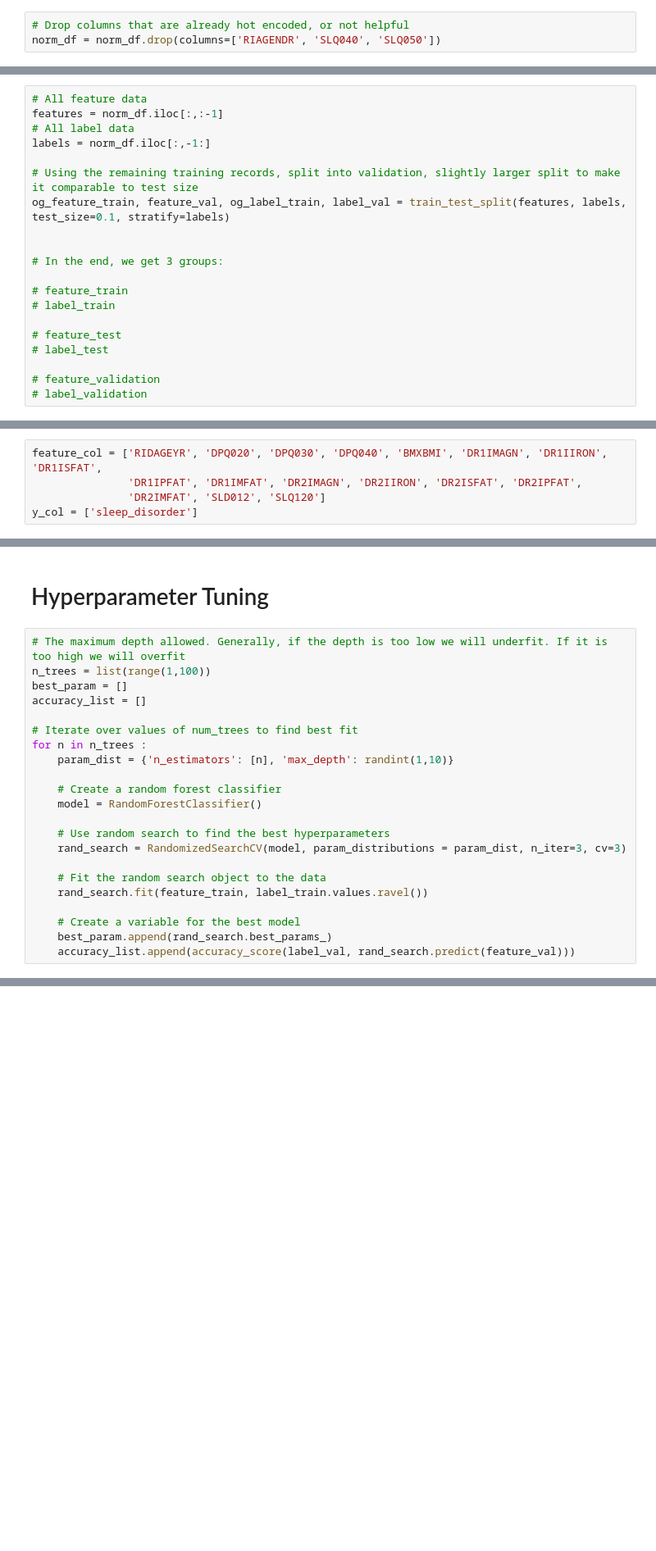
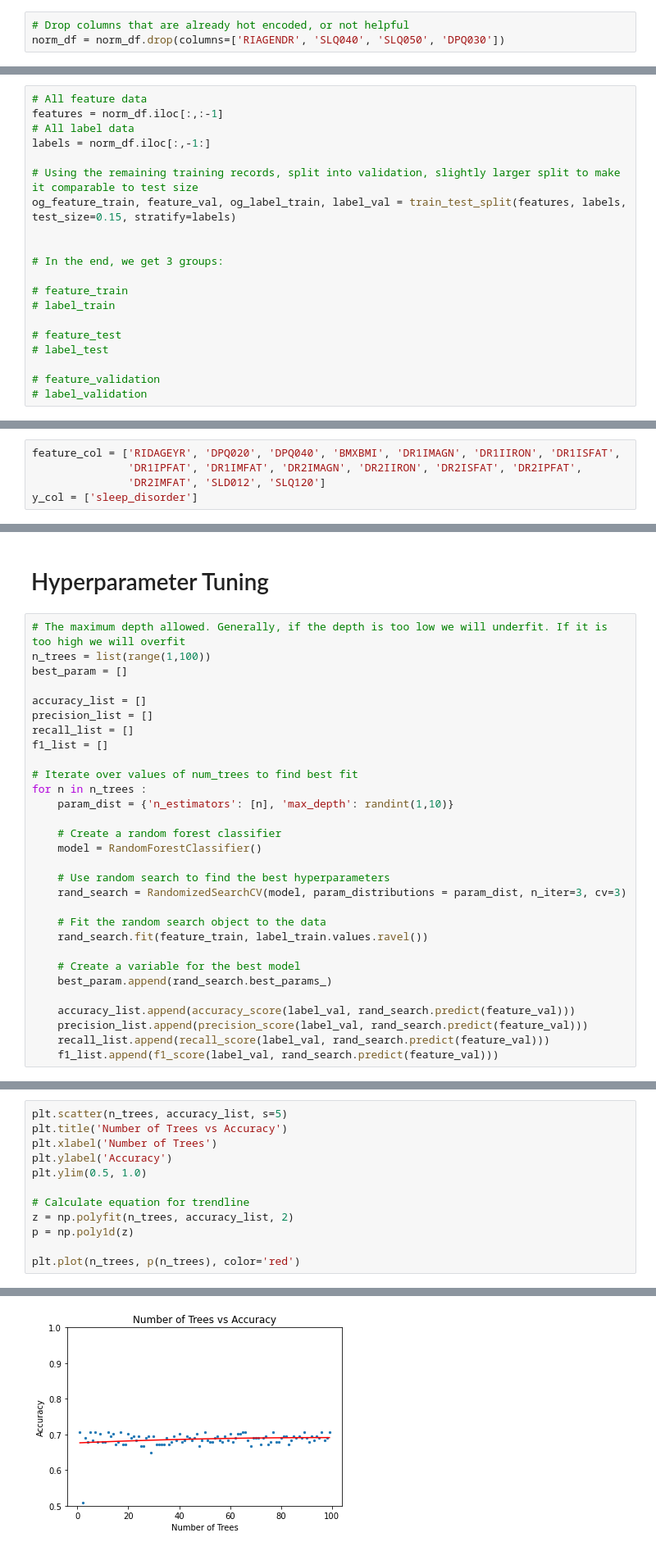
Before and after one commit to petertran14/CS524-Final-Project, a Jupyter notebook: Random Forest Model/Random Forest.ipynb, the cells around one changed output, grey strips where cells are left out. Shown at 82% size. Saved outputs shown, nothing was run; the diff lists cells and outputs as text; blank space fills up the shorter version.

```diff
--- a/Random Forest Model/Random Forest.ipynb
+++ b/Random Forest Model/Random Forest.ipynb
@@ -108,7 +116,7 @@ normalized_features = {
 norm_df = pd.DataFrame.from_dict(normalized_features)
 # %%
 # Drop columns that are already hot encoded, or not helpful
-norm_df = norm_df.drop(columns=['RIAGENDR', 'SLQ040', 'SLQ050'])
+norm_df = norm_df.drop(columns=['RIAGENDR', 'SLQ040', 'SLQ050', 'DPQ030'])
 # %%
 print(norm_df.columns)
 # %% [output]
@@ -126,7 +133,7 @@ features = norm_df.iloc[:,:-1]
 labels = norm_df.iloc[:,-1:]
 
 # Using the remaining training records, split into validation, slightly larger split to make it comparable to test size
-og_feature_train, feature_val, og_label_train, label_val = train_test_split(features, labels, test_size=0.1, stratify=labels)
+og_feature_train, feature_val, og_label_train, label_val = train_test_split(features, labels, test_size=0.15, stratify=labels)
 
 
 # In the end, we get 3 groups:
@@ -173,7 +180,7 @@ def rank_removal(x_train, y_train, feature_col, y_col, rank_threshold) :
 
     return x_train_df, y_train_df, rows_to_drop
 # %%
-feature_col = ['RIDAGEYR', 'DPQ020', 'DPQ030', 'DPQ040', 'BMXBMI', 'DR1IMAGN', 'DR1IIRON', 'DR1ISFAT',
+feature_col = ['RIDAGEYR', 'DPQ020', 'DPQ040', 'BMXBMI', 'DR1IMAGN', 'DR1IIRON', 'DR1ISFAT',
                'DR1IPFAT', 'DR1IMFAT', 'DR2IMAGN', 'DR2IIRON', 'DR2ISFAT', 'DR2IPFAT',
                'DR2IMFAT', 'SLD012', 'SLQ120']
 y_col = ['sleep_disorder']
@@ -190,7 +197,11 @@ Number of rows dropped:  613
 # The maximum depth allowed. Generally, if the depth is too low we will underfit. If it is too high we will overfit
 n_trees = list(range(1,100))
 best_param = []
+
 accuracy_list = []
+precision_list = []
+recall_list = []
+f1_list = []
 
 # Iterate over values of num_trees to find best fit
 for n in n_trees :
@@ -207,4 +218,8 @@ for n in n_trees :
 
     # Create a variable for the best model
     best_param.append(rand_search.best_params_)
+
     accuracy_list.append(accuracy_score(label_val, rand_search.predict(feature_val)))
+    precision_list.append(precision_score(label_val, rand_search.predict(feature_val)))
+    recall_list.append(recall_score(label_val, rand_search.predict(feature_val)))
+    f1_list.append(f1_score(label_val, rand_search.predict(feature_val)))
@@ -215,0 +226,13 @@ print(accuracy_list)
+# %%
+plt.scatter(n_trees, accuracy_list, s=5)
+plt.title('Number of Trees vs Accuracy')
+plt.xlabel('Number of Trees')
+plt.ylabel('Accuracy')
+plt.ylim(0.5, 1.0)
+
+# Calculate equation for trendline
+z = np.polyfit(n_trees, accuracy_list, 2)
+p = np.poly1d(z)
+
+plt.plot(n_trees, p(n_trees), color='red')
+# %% [output]
@@ -215,0 +240 @@ print(accuracy_list)
+[figure, added]
```
Also changed, not shown: parts of 25 cells of this notebook.
